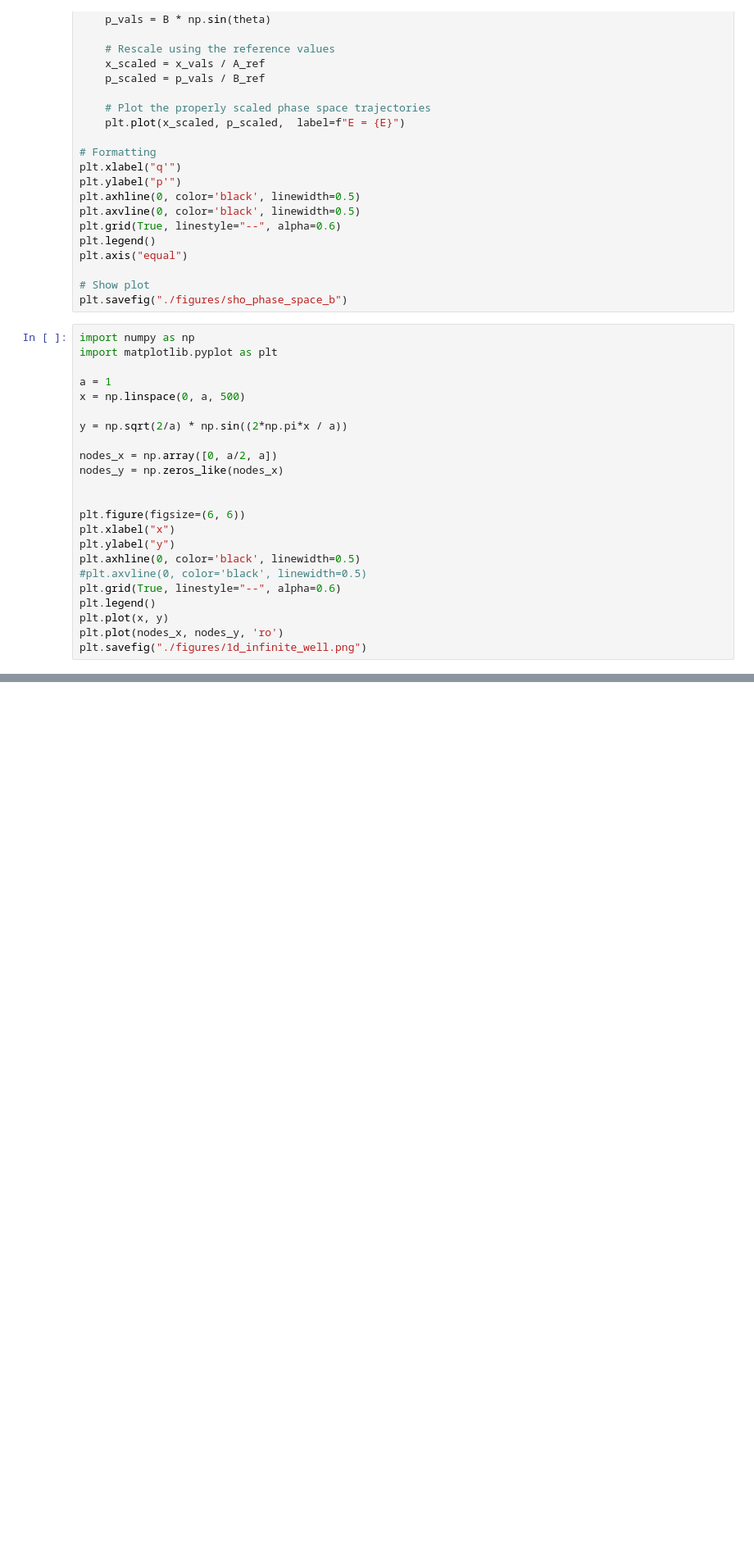
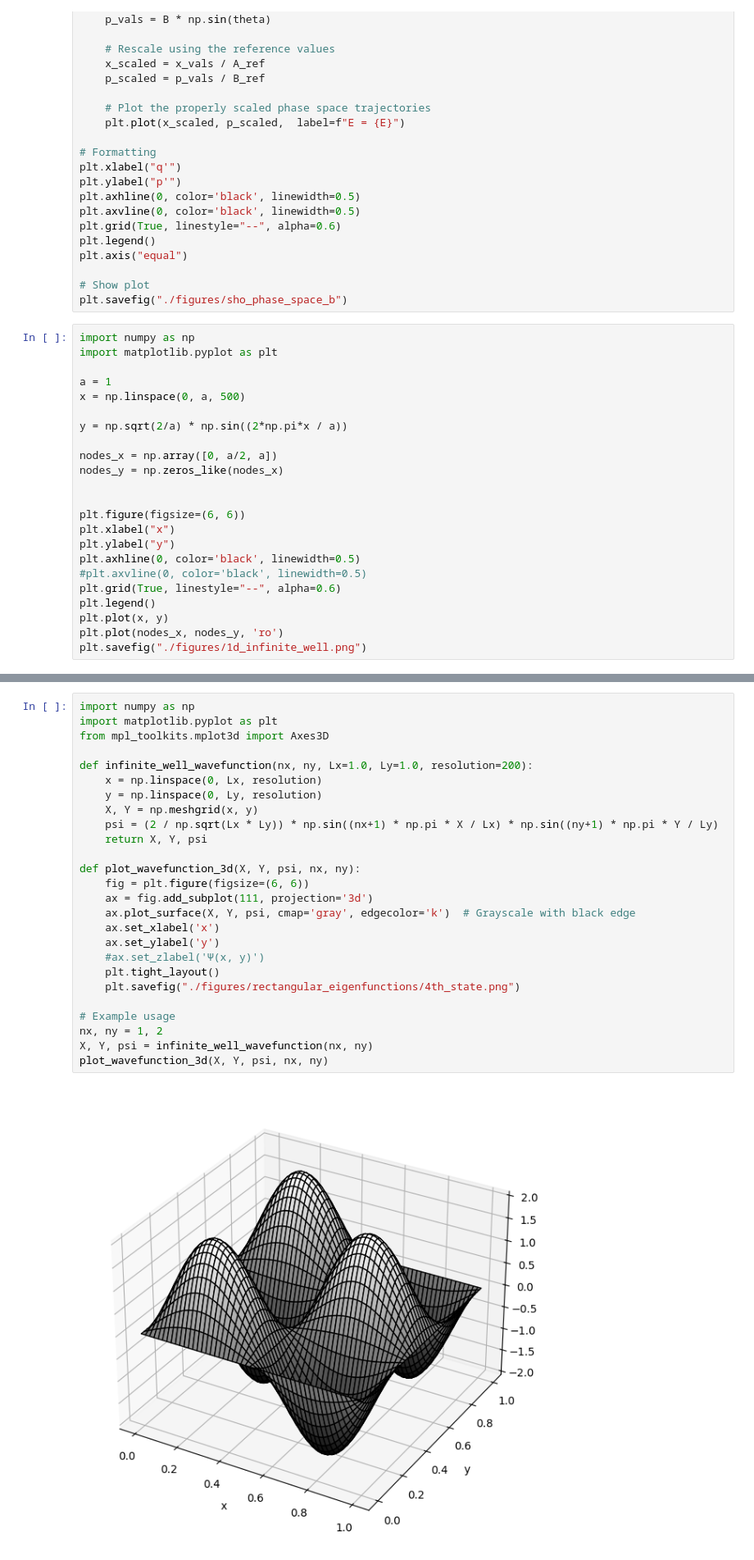
Before and after one commit to ImJudgement7497/Q-BIDs, a Jupyter notebook: plotting.ipynb, the cells around one changed output, grey strips where cells are left out. Shown: that part at 82% size. Cells and saved outputs as stored; diff of their text form; blank space fills up the shorter version.

```diff
--- a/plotting.ipynb
+++ b/plotting.ipynb
@@ -367,0 +373,28 @@ plt.savefig("./figures/typical_billiard.png")
+# %%
+import numpy as np
+import matplotlib.pyplot as plt
+from mpl_toolkits.mplot3d import Axes3D
+
+def infinite_well_wavefunction(nx, ny, Lx=1.0, Ly=1.0, resolution=200):
+    x = np.linspace(0, Lx, resolution)
+    y = np.linspace(0, Ly, resolution)
+    X, Y = np.meshgrid(x, y)
+    psi = (2 / np.sqrt(Lx * Ly)) * np.sin((nx+1) * np.pi * X / Lx) * np.sin((ny+1) * np.pi * Y / Ly)
+    return X, Y, psi
+
+def plot_wavefunction_3d(X, Y, psi, nx, ny):
+    fig = plt.figure(figsize=(6, 6))
+    ax = fig.add_subplot(111, projection='3d')
+    ax.plot_surface(X, Y, psi, cmap='gray', edgecolor='k')  # Grayscale with black edge
+    ax.set_xlabel('x')
+    ax.set_ylabel('y')
+    #ax.set_zlabel('Ψ(x, y)')
+    plt.tight_layout()
+    plt.savefig("./figures/rectangular_eigenfunctions/4th_state.png")
+
+# Example usage
+nx, ny = 1, 2
+X, Y, psi = infinite_well_wavefunction(nx, ny)
+plot_wavefunction_3d(X, Y, psi, nx, ny)
+# %% [output]
+[figure, added]
```
Also changed, not shown: parts of 2 cells of this notebook, 30 other files.
